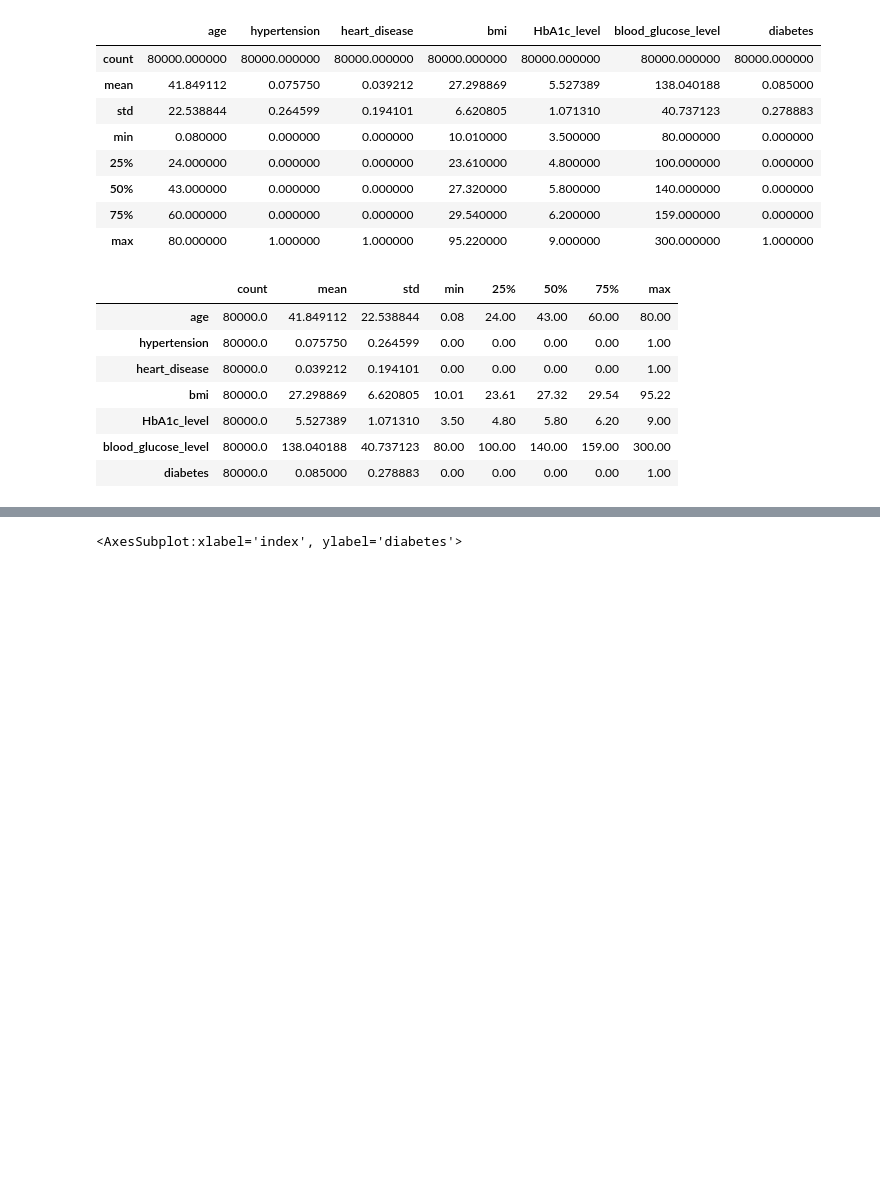
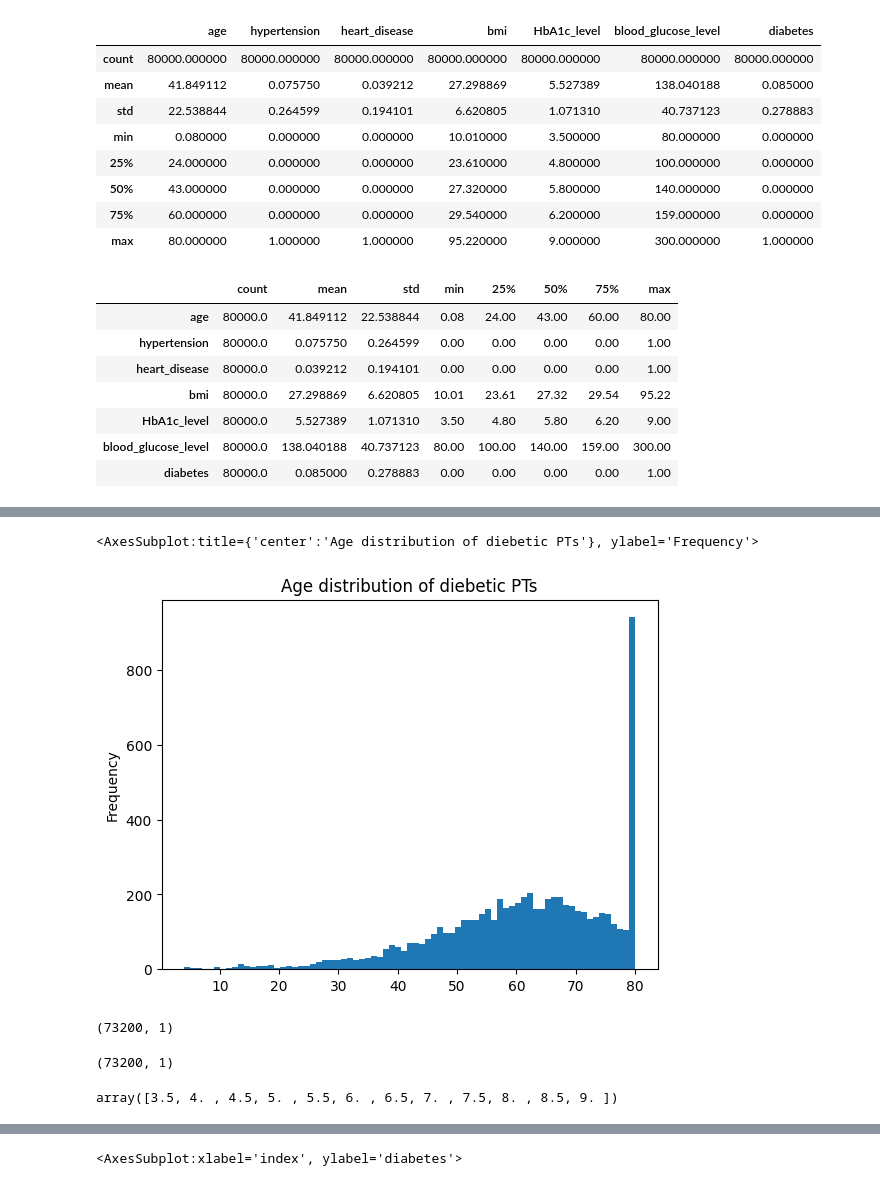
Before and after one commit to leslie-zi-pan/diabetes-prediction, a Jupyter notebook: notebooks/2.0-lp-exploratory-data-analysis.ipynb, the cells around one changed output, grey strips where cells are left out. Cells and saved outputs as stored; diff of their text form; code cells hidden in the pictures; blank space fills up the shorter version.

```diff
--- a/notebooks/2.0-lp-exploratory-data-analysis.ipynb
+++ b/notebooks/2.0-lp-exploratory-data-analysis.ipynb
@@ -86,0 +89,26 @@ df["age"].plot(kind="hist", bins=80)
+# %%
+df.loc[df.diabetes == 1]["age"].plot(kind="hist", bins=75, xlabel="Age", title="Age distribution of diebetic PTs")
+# %% [output]
+<AxesSubplot:title={'center':'Age distribution of diebetic PTs'}, ylabel='Frequency'>
+[figure, added]
+# %%
+normalize(df.loc[df.diabetes == 0][["HbA1c_level"]]).shape
+# %% [output]
+(73200, 1)
+# %%
+df.loc[df.diabetes == 0][["HbA1c_level"]].shape
+# %% [output]
+(73200, 1)
+# %%
+
+hba1c_non_diabetic = normalize(df.loc[df.diabetes == 0][["HbA1c_level"]])
+hba1c_diabetic = normalize(df.loc[df.diabetes == 1][["HbA1c_level"]])
+
+
+hba1c_min = df["HbA1c_level"].min()
+hba1c_max = df["HbA1c_level"].max()
+steps = len(df["HbA1c_level"].unique())
+bins = numpy.linspace(hba1c_min, hba1c_max, steps-6)
+bins
+# %% [output]
+array([3.5, 4. , 4.5, 5. , 5.5, 6. , 6.5, 7. , 7.5, 8. , 8.5, 9. ])
```
Also changed, not shown: parts of 11 cells of this notebook.
